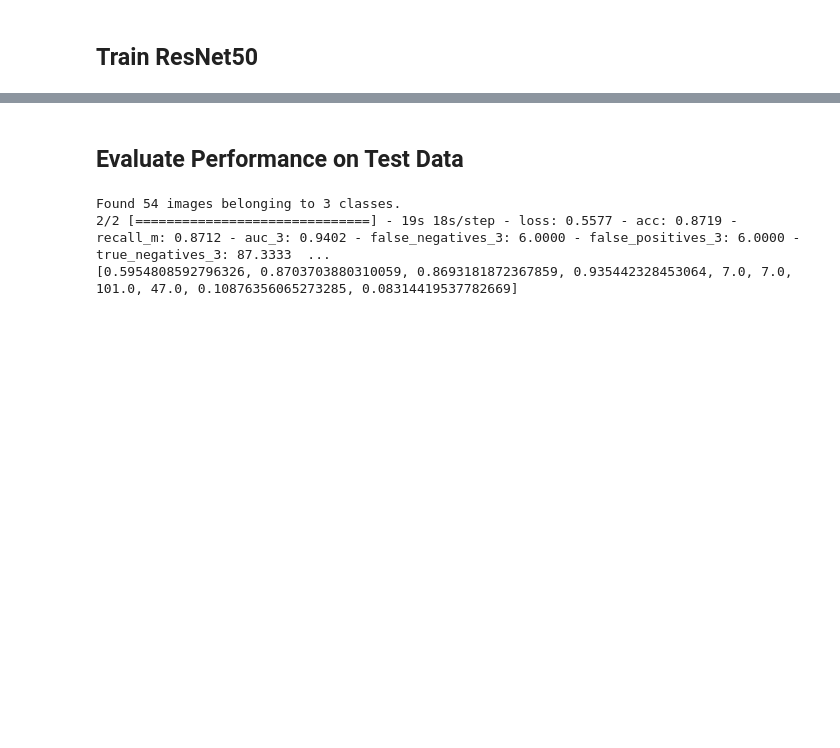
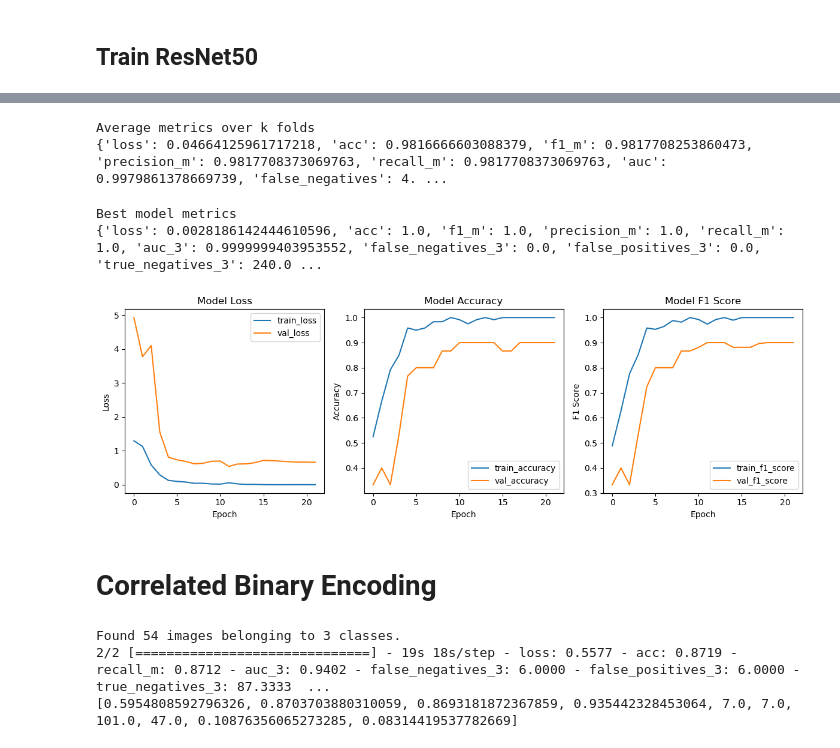
Before and after one commit to Colorado-Mesa-University-Cybersecurity/BinaryImageTransformation, a Jupyter notebook: experiments/experiment_template.ipynb, the cells around one changed output, grey strips where cells are left out. Drawn from its saved outputs; the diff is of its cells as text; code cells hidden in the pictures; blank space fills up the shorter version.

```diff
--- a/experiments/experiment_template.ipynb
+++ b/experiments/experiment_template.ipynb
@@ -178,3 +156,16 @@ number_of_epochs = 50
+# %%
+# FIXME - update the values below to match your dataset
+img_size = 64
+target_size = (img_size,img_size)
+# Number of classification types
+num_classes = 3
+# Number of samples to run through the model before updating the weights
+# Higher batch size means more memory is required and training will be faster. Maybe use 64 for larger datasets
+batch_size = 32
+# Number of times to run through the entire dataset
+# Depending on the size of your dataset, you may want to increase/decrease this number
+num_folds = 5
+number_of_epochs = 100
 # %%
-best_model = train_resnet_model_k_fold(num_classes, img_size, f"{new_dir}/Train/", number_of_epochs, f"{image_directory}/results/", num_folds, batch_size)
+average_history, best_model = train_resnet_model_k_fold(num_classes, img_size, f"{new_dir}/Train/", number_of_epochs, f"{image_directory}/results/", num_folds, batch_size)
 # %% [output]
@@ -270,8 +261,55 @@ Dumped tool data for kernel_stats.pb to /mnt/sda1/image-results-iris/results/tb_
-# %% [markdown]
-## Evaluate Performance on Test Data
-# %%
-evaluate_on_test_data(f"{image_directory}/results/best_model.h5", f"{new_dir}Validation/", img_size, batch_size)
-# %% [output]
-Found 54 images belonging to 3 classes.
-2/2 [==============================] - 19s 18s/step - loss: 0.5577 - acc: 0.8719 - recall_m: 0.8712 - auc_3: 0.9402 - false_negatives_3: 6.0000 - false_positives_3: 6.0000 - true_negatives_3: 87.3333  ...
-[0.5954808592796326, 0.8703703880310059, 0.8693181872367859, 0.935442328453064, 7.0, 7.0, 101.0, 47.0, 0.10876356065273285, 0.08314419537782669]
+# %%
+print("Average metrics over k folds")
+print(average_history)
+# %% [output]
+Average metrics over k folds
+{'loss': 0.04664125961717218, 'acc': 0.9816666603088379, 'f1_m': 0.9817708253860473, 'precision_m': 0.9817708373069763, 'recall_m': 0.9817708373069763, 'auc': 0.9979861378669739, 'false_negatives': 4. ...
+# %%
+print("Best model metrics")
+print({key: best_model.history[key][-1] for key in best_model.history.keys()})
+# %% [output]
+Best model metrics
+{'loss': 0.0028186142444610596, 'acc': 1.0, 'f1_m': 1.0, 'precision_m': 1.0, 'recall_m': 1.0, 'auc_3': 0.9999999403953552, 'false_negatives_3': 0.0, 'false_positives_3': 0.0, 'true_negatives_3': 240.0 ...
+# %%
+plot_metrics(best_model.history)
+# %% [output]
+[figure, added]
+# %% [markdown]
+# Correlated Binary Encoding
+# %%
+def order_columns_by_correlation(df: pd.DataFrame, label: str) -> list:
+    '''
+        Order the columns of the dataframe in a sequence where the first element is the column most correlated with the label
+            and every success element is the remaining column most correlated with its predecessor
+    '''
+
+    current_columns : pd.DataFrame = df.columns.copy()
+    new_df          : pd.DataFrame = df.copy()
+    new_column_order: list = []
+    label_class_map : dict = {}
+
+    print(f'ordering columns by correlation: {label}, {len(current_columns)}, {df[label].unique()}')
+
+    for i, category in enumerate(df[label].unique()):
+        label_class_map[category] = i
+
+    new_df[label] = new_df[label].map(label_class_map)
+
+
+    current: str = label
+    last: str = None
+
+    while len(current_columns) > 1:
+        last = current
+        current_columns = current_columns.drop(current)
+        current = new_df[current_columns].corrwith(new_df[current]).abs().idxmax()
+        new_column_order.append(current)
+
+        # print(f'current: {current}, last: {last}, iteration: {len(new_column_order)}, columns: {len(current_columns)}')
+
+
+    return new_column_order
+# %% [output]
+Found 54 images belonging to 3 classes.
+2/2 [==============================] - 19s 18s/step - loss: 0.5577 - acc: 0.8719 - recall_m: 0.8712 - auc_3: 0.9402 - false_negatives_3: 6.0000 - false_positives_3: 6.0000 - true_negatives_3: 87.3333  ...
+[0.5954808592796326, 0.8703703880310059, 0.8693181872367859, 0.935442328453064, 7.0, 7.0, 101.0, 47.0, 0.10876356065273285, 0.08314419537782669]
```
Also changed, not shown: parts of 6 cells of this notebook, 2 other files.
